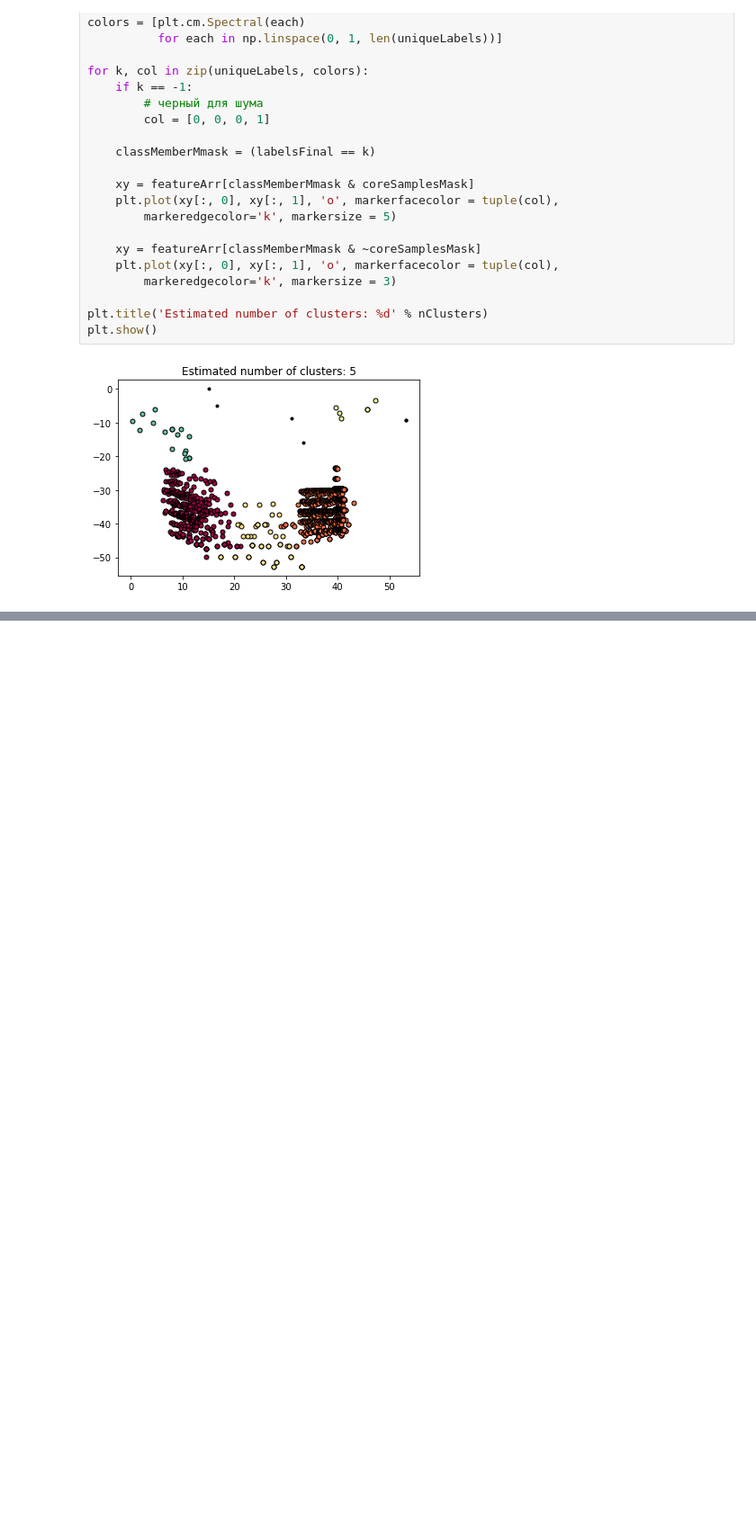
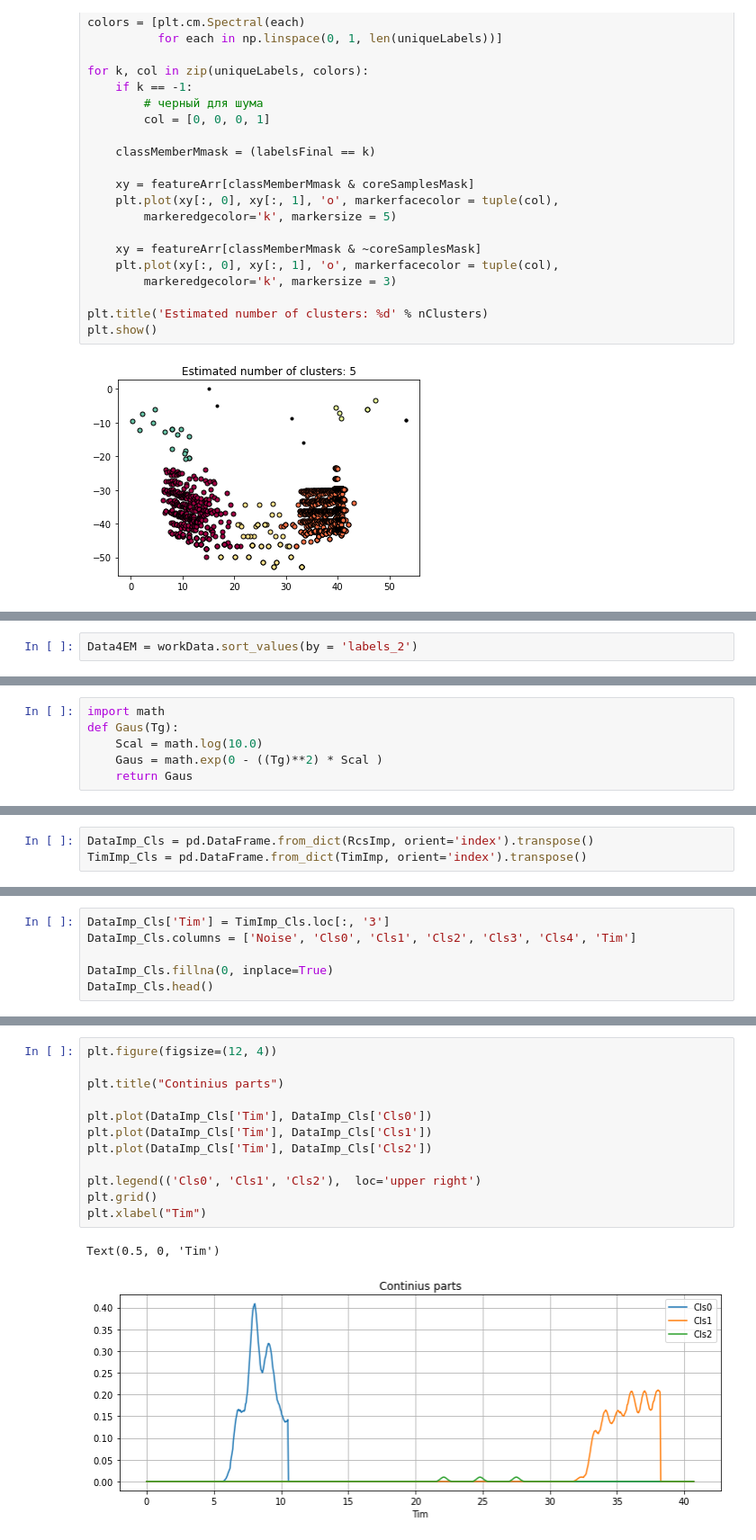
Before and after one commit to IvannikovaLiliya/ParametrModel, a Jupyter notebook: clastering.ipynb, the cells around one changed output, grey strips where cells are left out. Shown: that part at 90% size. Cells and saved outputs as stored; diff of their text form; blank space fills up the shorter version.

```diff
--- a/clastering.ipynb
+++ b/clastering.ipynb
@@ -119,0 +133,2 @@ plt.show()
+# %%
+Data4EM = workData.sort_values(by = 'labels_2')
@@ -119,0 +144,6 @@ plt.show()
+# %%
+import math
+def Gaus(Tg):
+    Scal = math.log(10.0)
+    Gaus = math.exp(0 - ((Tg)**2) * Scal )
+    return Gaus
@@ -119,0 +187,3 @@ plt.show()
+# %%
+DataImp_Cls = pd.DataFrame.from_dict(RcsImp, orient='index').transpose()
+TimImp_Cls = pd.DataFrame.from_dict(TimImp, orient='index').transpose()
@@ -119,0 +199,6 @@ plt.show()
+# %%
+DataImp_Cls['Tim'] = TimImp_Cls.loc[:, '3']
+DataImp_Cls.columns = ['Noise', 'Cls0', 'Cls1', 'Cls2', 'Cls3', 'Cls4', 'Tim']
+
+DataImp_Cls.fillna(0, inplace=True)
+DataImp_Cls.head()
@@ -119,0 +212,15 @@ plt.show()
+# %%
+plt.figure(figsize=(12, 4))
+
+plt.title("Continius parts")
+
+plt.plot(DataImp_Cls['Tim'], DataImp_Cls['Cls0'])
+plt.plot(DataImp_Cls['Tim'], DataImp_Cls['Cls1'])
+plt.plot(DataImp_Cls['Tim'], DataImp_Cls['Cls2'])
+
+plt.legend(('Cls0', 'Cls1', 'Cls2'),  loc='upper right')
+plt.grid()
+plt.xlabel("Tim")
+# %% [output]
+Text(0.5, 0, 'Tim')
+[figure, added]
```
Also changed, not shown: parts of 11 cells of this notebook.
